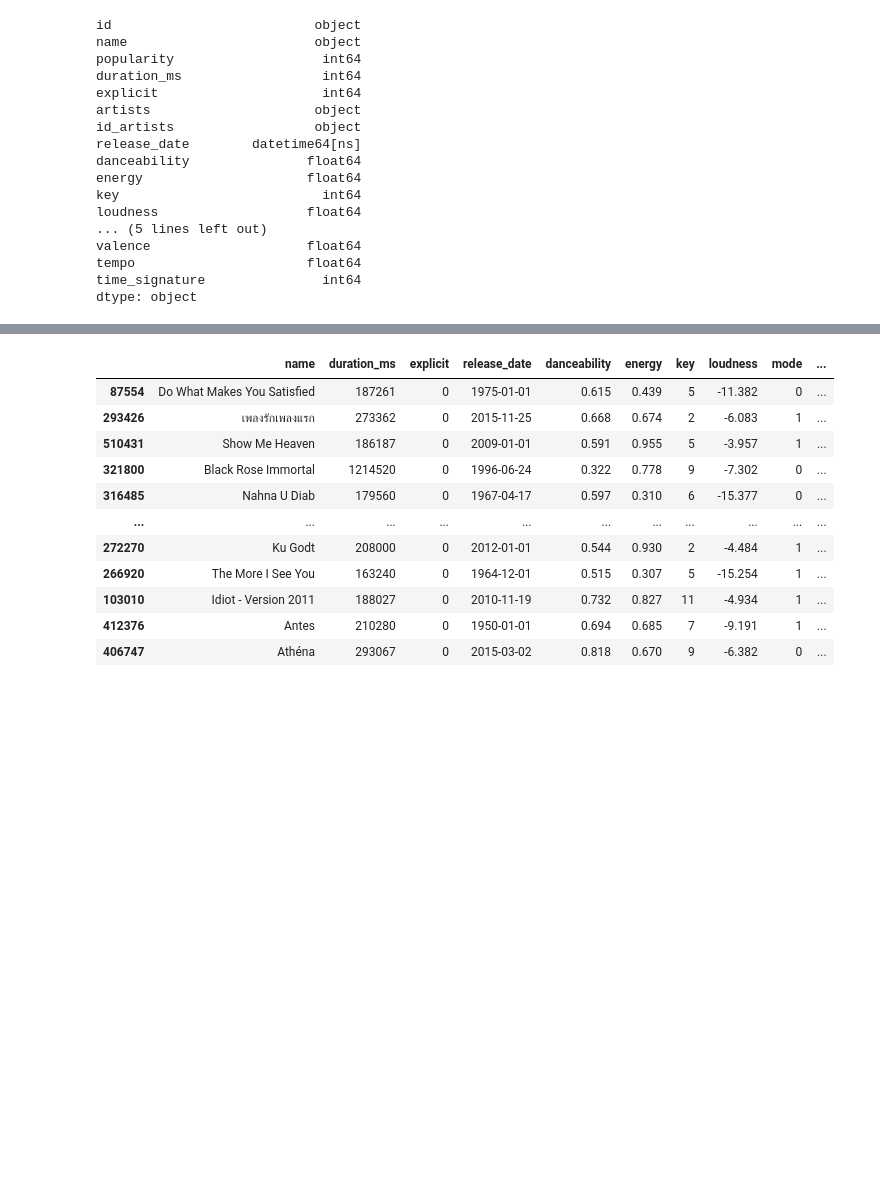
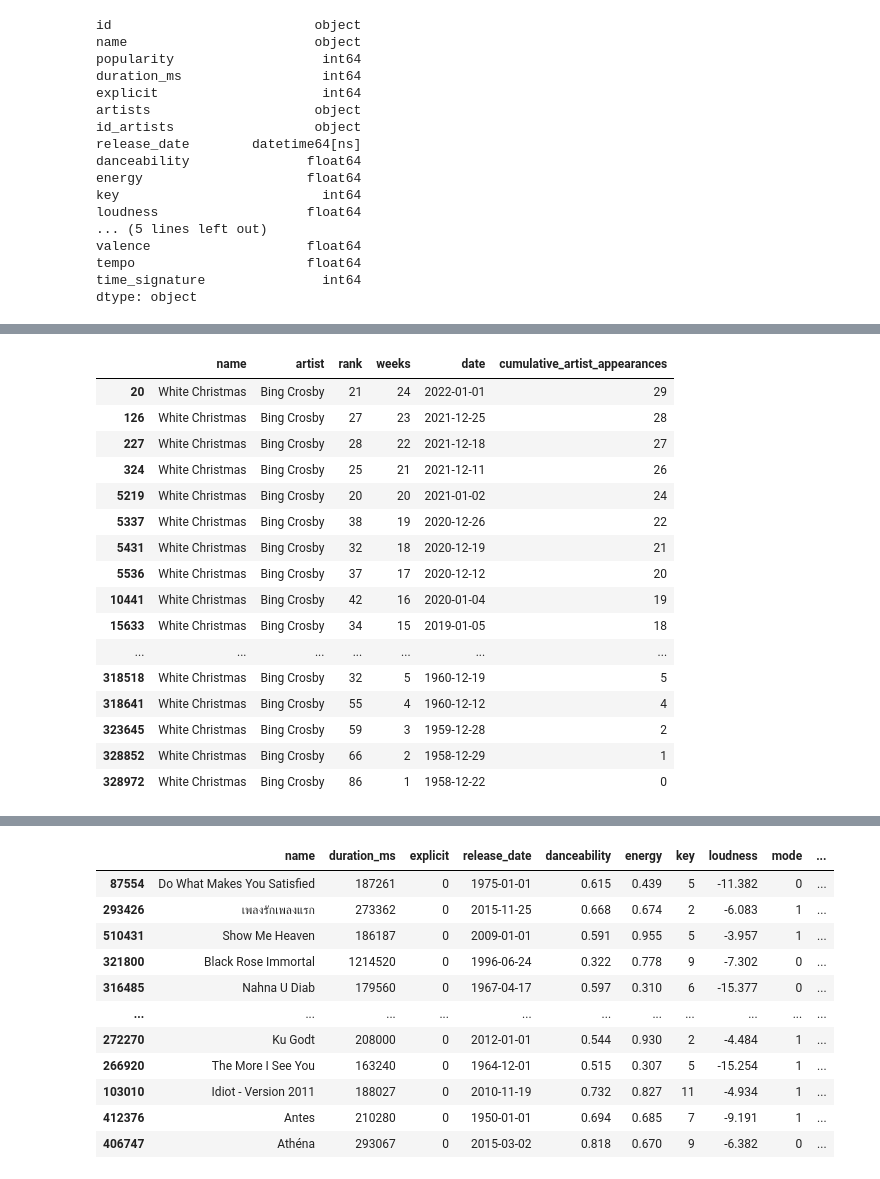
Before and after one commit to xRiku/gp-ufes, a Jupyter notebook: billboard_x_spotify.ipynb, the cells around one changed output, grey strips where cells are left out. Drawn from its saved outputs; the diff is of its cells as text; code cells hidden in the pictures; blank space fills up the shorter version.

```diff
--- a/billboard_x_spotify.ipynb
+++ b/billboard_x_spotify.ipynb
@@ -109,3 +91,23 @@ entries
+# %%
+billboard.loc[billboard['name'] == 'White Christmas']
+# %% [output]
+|  | name | artist | rank | weeks | date | cumulative_artist_appearances |
+| 20 | White Christmas | Bing Crosby | 21 | 24 | 2022-01-01 | 29 |
+| 126 | White Christmas | Bing Crosby | 27 | 23 | 2021-12-25 | 28 |
+| 227 | White Christmas | Bing Crosby | 28 | 22 | 2021-12-18 | 27 |
+| 324 | White Christmas | Bing Crosby | 25 | 21 | 2021-12-11 | 26 |
+| 5219 | White Christmas | Bing Crosby | 20 | 20 | 2021-01-02 | 24 |
+| 5337 | White Christmas | Bing Crosby | 38 | 19 | 2020-12-26 | 22 |
+| 5431 | White Christmas | Bing Crosby | 32 | 18 | 2020-12-19 | 21 |
+| 5536 | White Christmas | Bing Crosby | 37 | 17 | 2020-12-12 | 20 |
+| 10441 | White Christmas | Bing Crosby | 42 | 16 | 2020-01-04 | 19 |
+| 15633 | White Christmas | Bing Crosby | 34 | 15 | 2019-01-05 | 18 |
+| ... | ... | ... | ... | ... | ... | ... |
+| 318518 | White Christmas | Bing Crosby | 32 | 5 | 1960-12-19 | 5 |
+| 318641 | White Christmas | Bing Crosby | 55 | 4 | 1960-12-12 | 4 |
+| 323645 | White Christmas | Bing Crosby | 59 | 3 | 1959-12-28 | 2 |
+| 328852 | White Christmas | Bing Crosby | 66 | 2 | 1958-12-29 | 1 |
+| 328972 | White Christmas | Bing Crosby | 86 | 1 | 1958-12-22 | 0 |
 # %%
 # Por alguma razão, algumas músicas aparecem repetidas diversas vezes, portanto é necessario filtra-las
 # merged_df = pd.merge(df, sanitized_entries, how='left', on=['name', 'artist']).drop(columns=['id', 'artists', 'id_artists', 'popularity','time_signature']).drop_duplicates(['name', 'artist'], keep='first').reset_index(drop=True)
```
Also changed, not shown: parts of 23 cells of this notebook, 1 other file.
